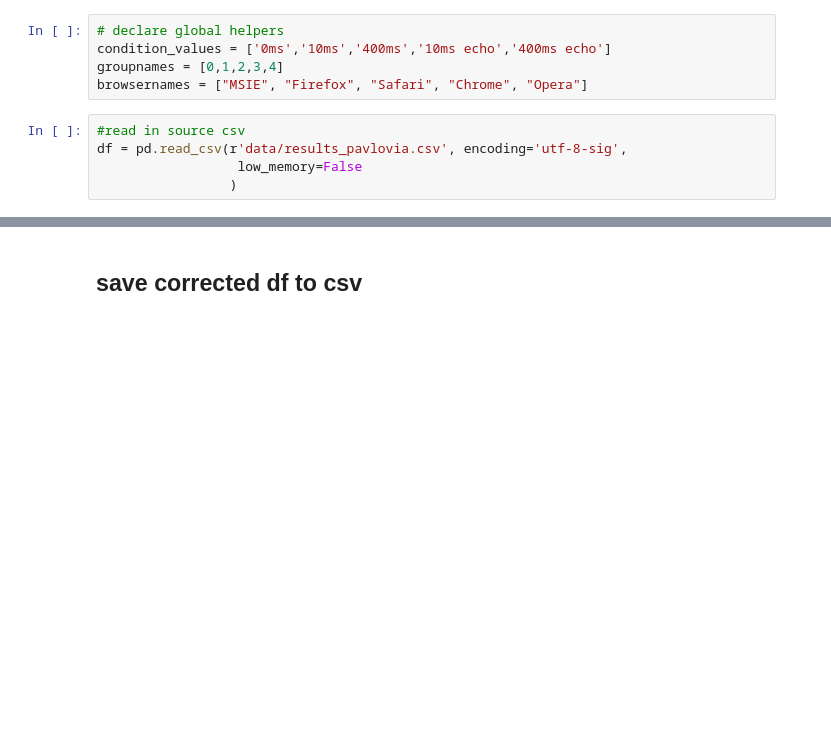
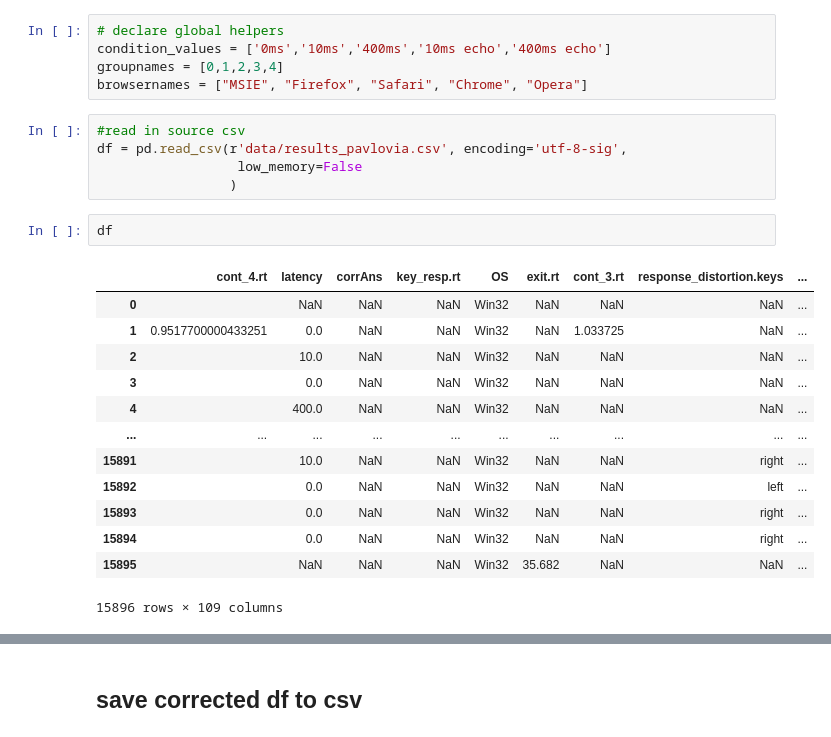
Before and after one commit to arontaupe/asynchrony_thesis, a Jupyter notebook: data_analysis/data_visualizer_joint.ipynb, the cells around one changed output, grey strips where cells are left out. Saved outputs shown, nothing was run; the diff lists cells and outputs as text; blank space fills up the shorter version.

```diff
--- a/data_analysis/data_visualizer_joint.ipynb
+++ b/data_analysis/data_visualizer_joint.ipynb
@@ -23,5 +23,21 @@ browsernames = ["MSIE", "Firefox", "Safari", "Chrome", "Opera"]
 df = pd.read_csv(r'data/results_pavlovia.csv', encoding='utf-8-sig',
                   low_memory=False
                  )
+# %%
+df
+# %% [output]
+|  | cont_4.rt | latency | corrAns | key_resp.rt | OS | exit.rt | cont_3.rt | response_distortion.keys | ... |
+| 0 | ﻿ | NaN | NaN | NaN | Win32 | NaN | NaN | NaN | ... |
+| 1 | ﻿0.9517700000433251 | 0.0 | NaN | NaN | Win32 | NaN | 1.033725 | NaN | ... |
+| 2 | ﻿ | 10.0 | NaN | NaN | Win32 | NaN | NaN | NaN | ... |
+| 3 | ﻿ | 0.0 | NaN | NaN | Win32 | NaN | NaN | NaN | ... |
+| 4 | ﻿ | 400.0 | NaN | NaN | Win32 | NaN | NaN | NaN | ... |
+| ... | ... | ... | ... | ... | ... | ... | ... | ... | ... |
+| 15891 | ﻿ | 10.0 | NaN | NaN | Win32 | NaN | NaN | right | ... |
+| 15892 | ﻿ | 0.0 | NaN | NaN | Win32 | NaN | NaN | left | ... |
+| 15893 | ﻿ | 0.0 | NaN | NaN | Win32 | NaN | NaN | right | ... |
+| 15894 | ﻿ | 0.0 | NaN | NaN | Win32 | NaN | NaN | right | ... |
+| 15895 | ﻿ | NaN | NaN | NaN | Win32 | 35.682 | NaN | NaN | ... |
+15896 rows × 109 columns
 # %% [markdown]
 ## Data repair
```
Also changed, not shown: parts of 26 cells of this notebook, 57 other files.
